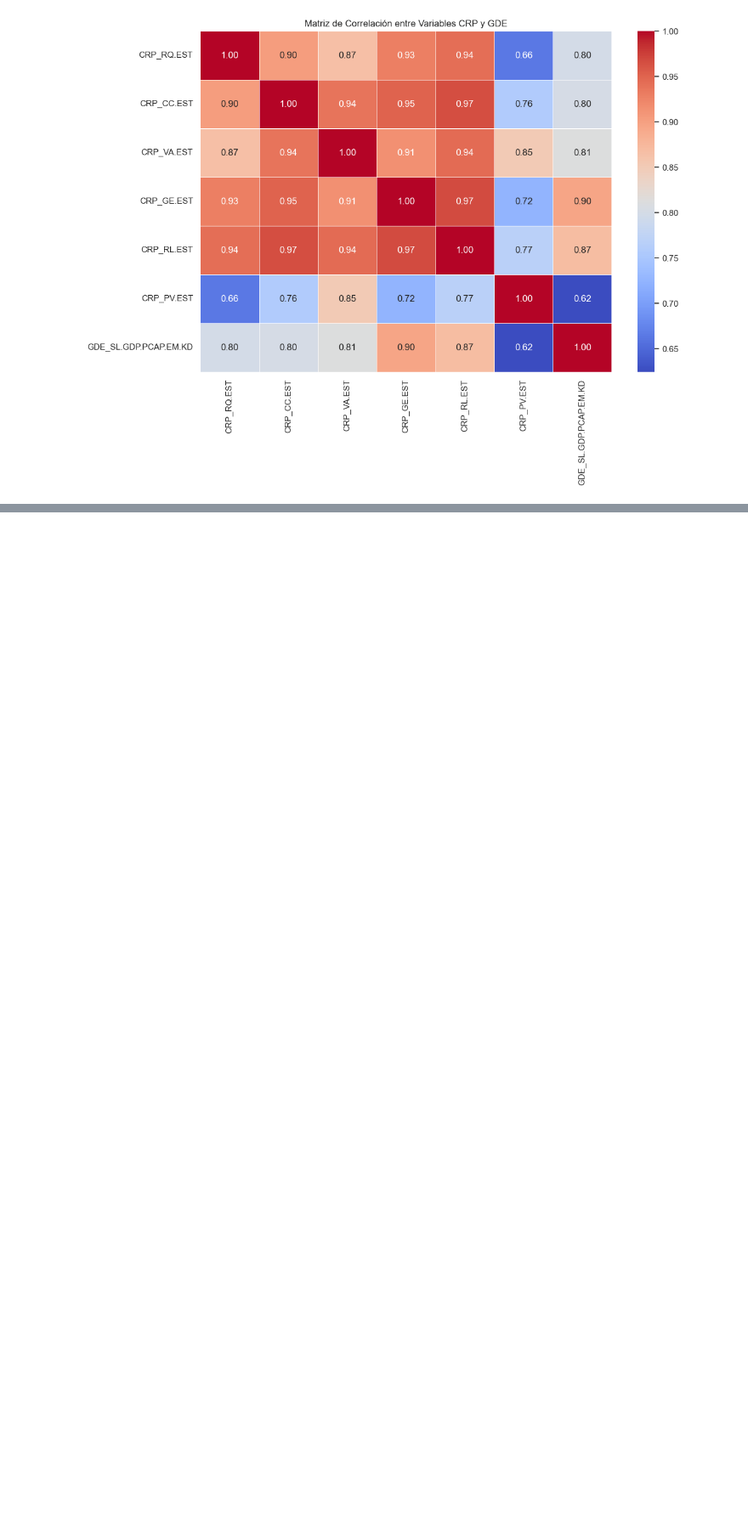
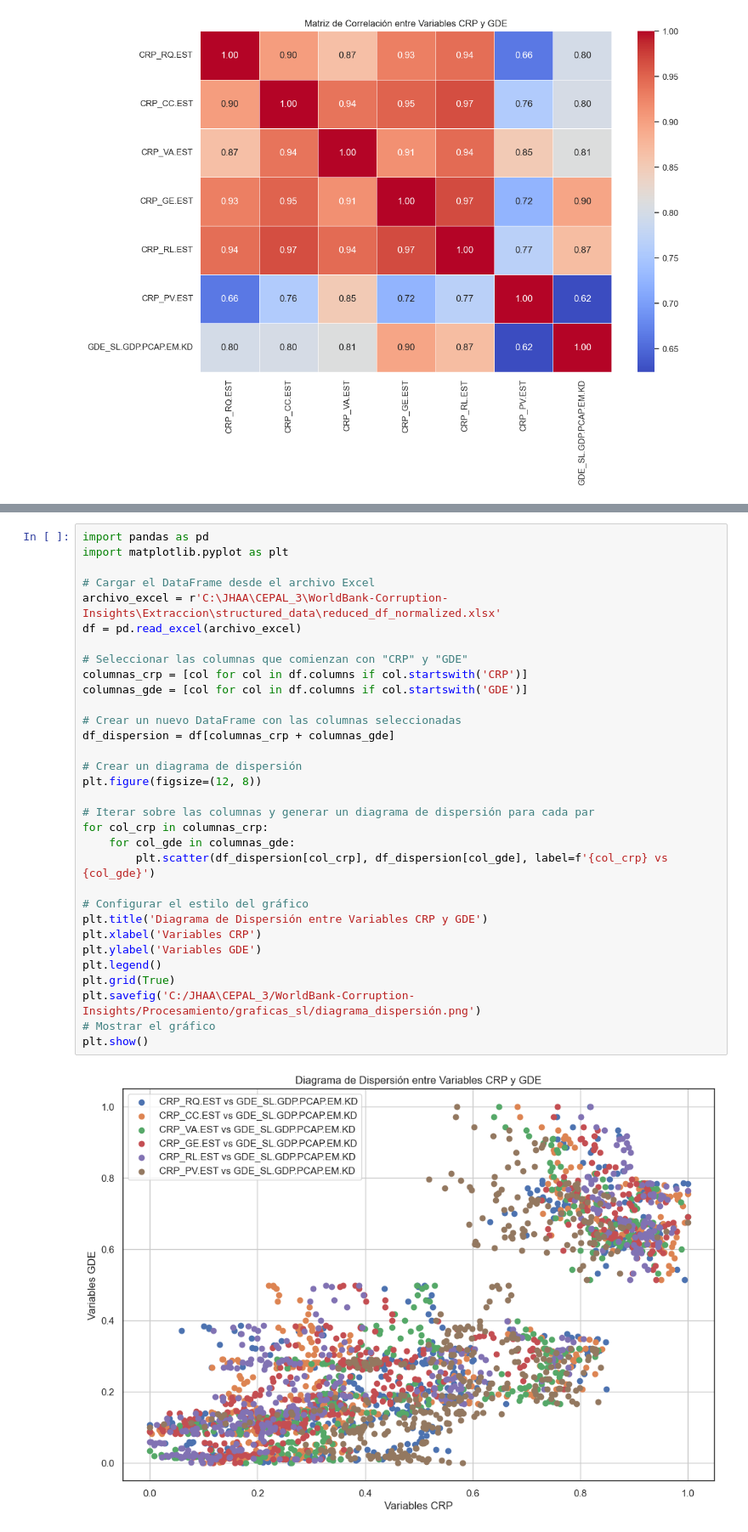
Before and after one commit to derodriguezz/WorldBank-Corruption-Insights, a Jupyter notebook: Procesamiento/worldbank_pipeline.ipynb, the cells around one changed output, grey strips where cells are left out. Shown at 85% size. Drawn from its saved outputs; the diff is of its cells as text; blank space fills up the shorter version.

```diff
--- a/Procesamiento/worldbank_pipeline.ipynb
+++ b/Procesamiento/worldbank_pipeline.ipynb
@@ -1360,0 +1402,34 @@ plt.show()
+# %%
+import pandas as pd
+import matplotlib.pyplot as plt
+
+# Cargar el DataFrame desde el archivo Excel
+archivo_excel = r'C:\JHAA\CEPAL_3\WorldBank-Corruption-Insights\Extraccion\structured_data\reduced_df_normalized.xlsx'
+df = pd.read_excel(archivo_excel)
+
+# Seleccionar las columnas que comienzan con "CRP" y "GDE"
+columnas_crp = [col for col in df.columns if col.startswith('CRP')]
+columnas_gde = [col for col in df.columns if col.startswith('GDE')]
+
+# Crear un nuevo DataFrame con las columnas seleccionadas
+df_dispersion = df[columnas_crp + columnas_gde]
+
+# Crear un diagrama de dispersión
+plt.figure(figsize=(12, 8))
+
+# Iterar sobre las columnas y generar un diagrama de dispersión para cada par
+for col_crp in columnas_crp:
+    for col_gde in columnas_gde:
+        plt.scatter(df_dispersion[col_crp], df_dispersion[col_gde], label=f'{col_crp} vs {col_gde}')
+
+# Configurar el estilo del gráfico
+plt.title('Diagrama de Dispersión entre Variables CRP y GDE')
+plt.xlabel('Variables CRP')
+plt.ylabel('Variables GDE')
+plt.legend()
+plt.grid(True)
+plt.savefig('C:/JHAA\CEPAL_3/WorldBank-Corruption-Insights/Procesamiento/graficas_sl/diagrama_dispersión.png')
+# Mostrar el gráfico
+plt.show()
+# %% [output]
+[figure, added]
```
Also changed, not shown: parts of 1 cell of this notebook, 3 other files.
